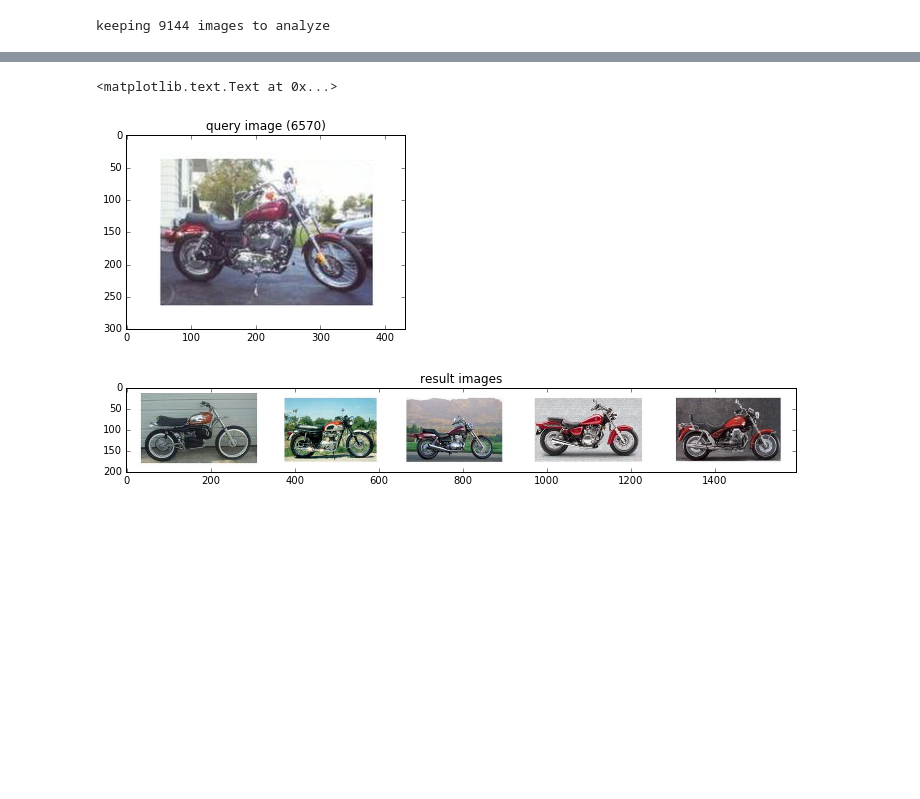
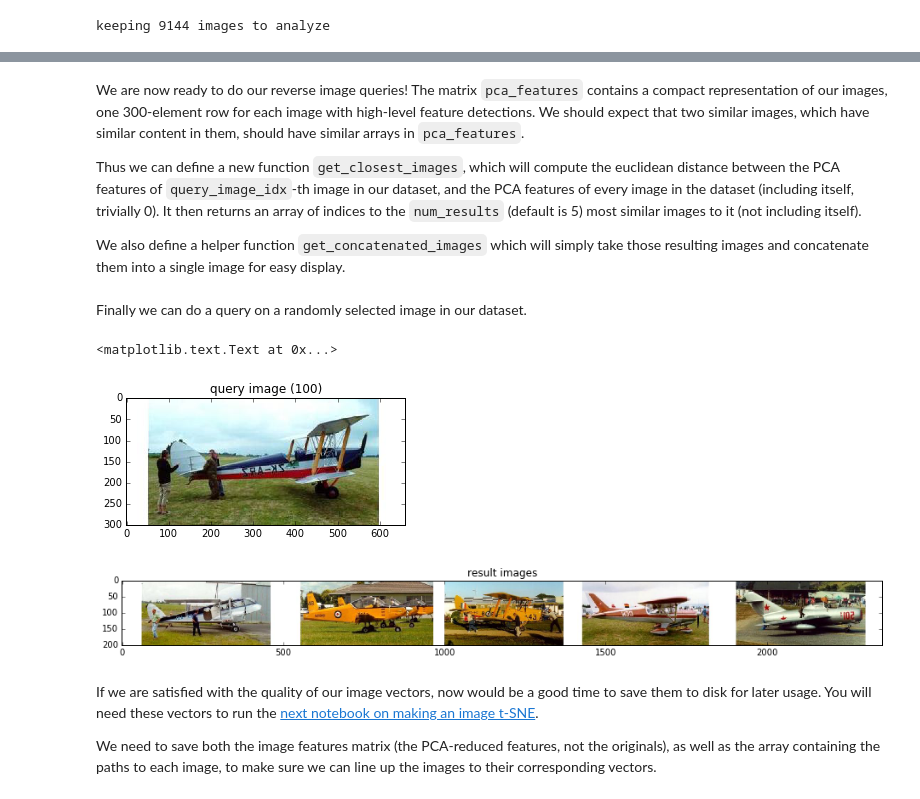
Before and after one commit to ml4a/ml4a, a Jupyter notebook: notebooks/image-search.ipynb, the cells around one changed output, grey strips where cells are left out. Drawn from its saved outputs; the diff is of its cells as text; code cells hidden in the pictures; blank space fills up the shorter version.

```diff
--- a/notebooks/image-search.ipynb
+++ b/notebooks/image-search.ipynb
@@ -347,7 +68,8 @@ To see it in action, let's load an image and input it into the network. To help
 # %%
+# get_image will return a handle to the image itself, and a numpy array of its pixels to input the network
 def get_image(path):
     img = image.load_img(path, target_size=model.input_shape[1:3])
     x = image.img_to_array(img)
     x = np.expand_dims(x, axis=0)
     x = preprocess_input(x)
-    return x
+    return img, x
@@ -385,6 +150,6 @@ keeping 9144 images to analyze
 # %%
 features = []
 for image_path in tqdm(images):
-    img = get_image(image_path);
-    feat = feat_extractor.predict(img)[0]
+    img, x = get_image(image_path);
+    feat = feat_extractor.predict(x)[0]
     features.append(feat)
@@ -398,37 +167,49 @@ features = np.array(features)
 pca = PCA(n_components=300)
 pca.fit(features)
 pca_features = pca.transform(features)
+# %% [markdown]
+We are now ready to do our reverse image queries! The matrix `pca_features` contains a compact representation of our images, one 300-element row for each image with high-level feature detections. We should expect that two similar images, which have similar content in them, should have similar arrays in `pca_features`.
+
+Thus we can define a new function `get_closest_images`, which will compute the euclidean distance between the PCA features of `query_image_idx`-th image in our dataset, and the PCA features of every image in the dataset (including itself, trivially 0). It then returns an array of indices to the `num_results` (default is 5) most similar images to it (not including itself).
+
+We also define a helper function `get_concatenated_images` which will simply take those resulting images and concatenate them into a single image for easy display.
+# %%
+def get_closest_images(query_image_idx, num_results=5):
+    distances = [ distance.euclidean(pca_features[query_image_idx], feat) for feat in pca_features ]
+    idx_closest = sorted(range(len(distances)), key=lambda k: distances[k])[1:num_results+1]
+    return idx_closest
+
+def get_concatenated_images(indexes, thumb_height):
+    thumbs = []
+    for idx in indexes:
+        img = image.load_img(images[idx])
+        img = img.resize((img.width * thumb_height / img.height, thumb_height))
+        thumbs.append(img)
+    concat_image = np.concatenate([np.asarray(t) for t in thumbs], axis=1)
+    return concat_image
+# %% [markdown]
+Finally we can do a query on a randomly selected image in our dataset.
 # %%
-def get_concatenated_images(indexes, thumb_height):
-    thumbs = []
-    for idx in indexes:
-        img = Image.open(images[idx])
-        img = img.resize((img.width * thumb_height / img.height, thumb_height), Image.ANTIALIAS)
-        if img.mode != 'RGB':
-            img = img.convert('RGB')
-        thumbs.append(img)
-    concat_image = np.concatenate([np.asarray(t) for t in thumbs], axis=1)
-    return concat_image
-
-def get_closest_images(query_image_idx, num_results=5):
-    distances = [ distance.euclidean(pca_features[query_image_idx], feat) for feat in pca_features ]
-    idx_closest = sorted(range(len(distances)), key=lambda k: distances[k])[1:num_results+1]
-    return idx_closest
-
-
-# let's do a query
+# do a query on a random image
 query_image_idx = int(len(images) * random.random())
 idx_closest = get_closest_images(query_image_idx)
 query_image = get_concatenated_images([query_image_idx], 300)
 results_image = get_concatenated_images(idx_closest, 200)
 
+# display the query image
 matplotlib.pyplot.figure(figsize = (5,5))
 imshow(query_image)
 matplotlib.pyplot.title("query image (%d)" % query_image_idx)
-matplotlib.pyplot.figure(figsize = (12,12))
+
+# display the resulting images
+matplotlib.pyplot.figure(figsize = (16,12))
 imshow(results_image)
 matplotlib.pyplot.title("result images")
 # %% [output]
 <matplotlib.text.Text at 0x...>
-[figure, old version]
+[figure, new version]
-[figure, old version]
+[figure, new version]
+# %% [markdown]
+If we are satisfied with the quality of our image vectors, now would be a good time to save them to disk for later usage. You will need these vectors to run the [next notebook on making an image t-SNE](image-tsne.ipynb).
+
+We need to save both the image features matrix (the PCA-reduced features, not the originals), as well as the array containing the paths to each image, to make sure we can line up the images to their corresponding vectors.
```
Also changed, not shown: parts of 48 cells of this notebook.
